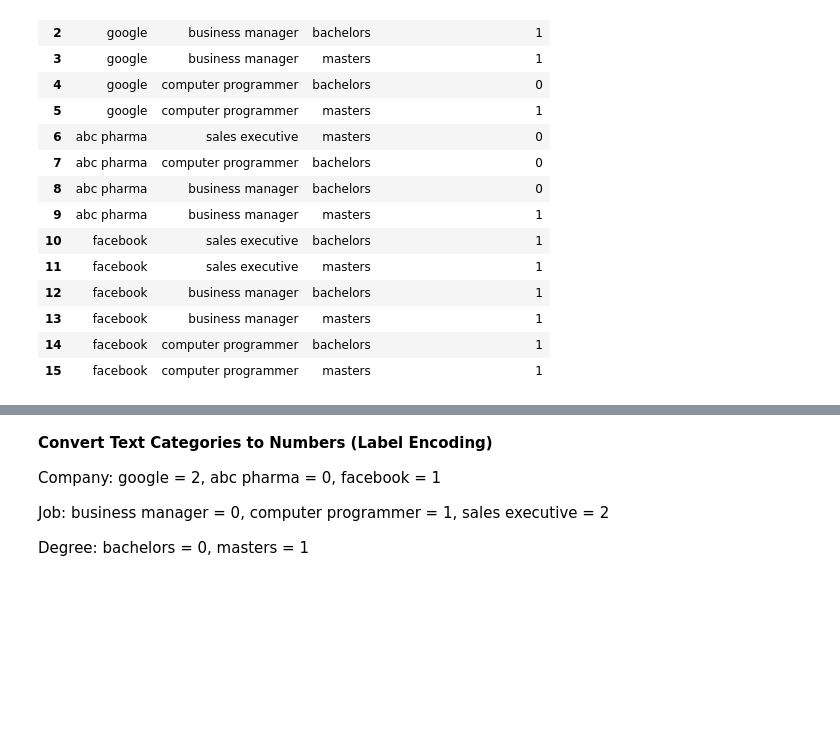
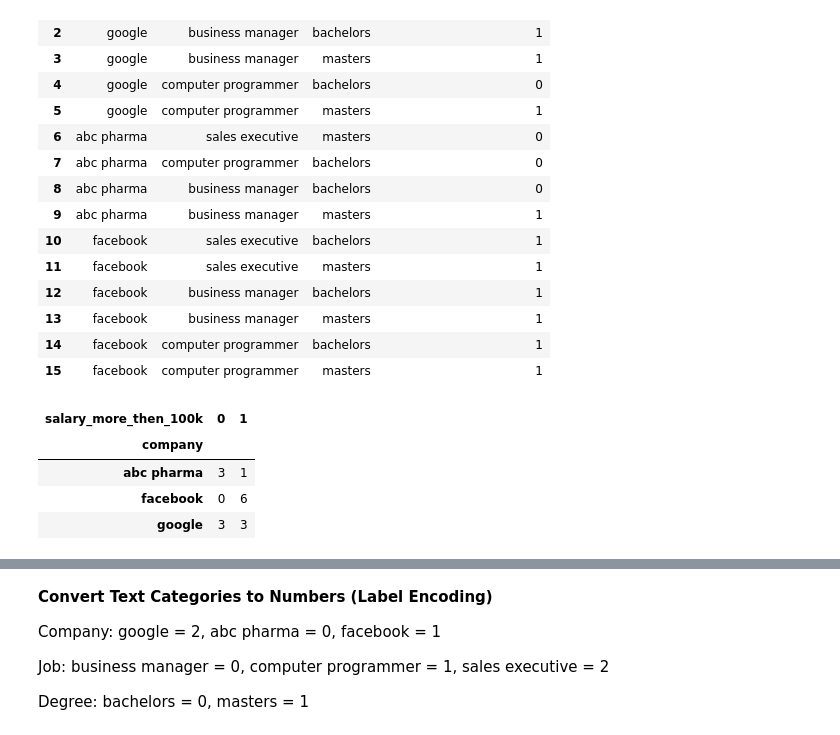
Before and after one commit to yirgazd21/Machine-Learning, a Jupyter notebook: Dedecision_tree/main.ipynb, the cells around one changed output, grey strips where cells are left out. Saved outputs shown, nothing was run; the diff lists cells and outputs as text; code cells hidden in the pictures; blank space fills up the shorter version.

```diff
--- a/Dedecision_tree/main.ipynb
+++ b/Dedecision_tree/main.ipynb
@@ -33,3 +33,12 @@ inputs.head()
 | 13 | facebook | business manager | masters | 1 |
 | 14 | facebook | computer programmer | bachelors | 1 |
 | 15 | facebook | computer programmer | masters | 1 |
+# %%
+# 1. Table view: Compare Company vs Salary
+pd.crosstab(df['company'], df['salary_more_then_100k'])
+# %% [output]
+| salary_more_then_100k | 0 | 1 |
+| company |  |  |
+| abc pharma | 3 | 1 |
+| facebook | 0 | 6 |
+| google | 3 | 3 |
```
Also changed, not shown: parts of 1 cell of this notebook, 4 other files.
